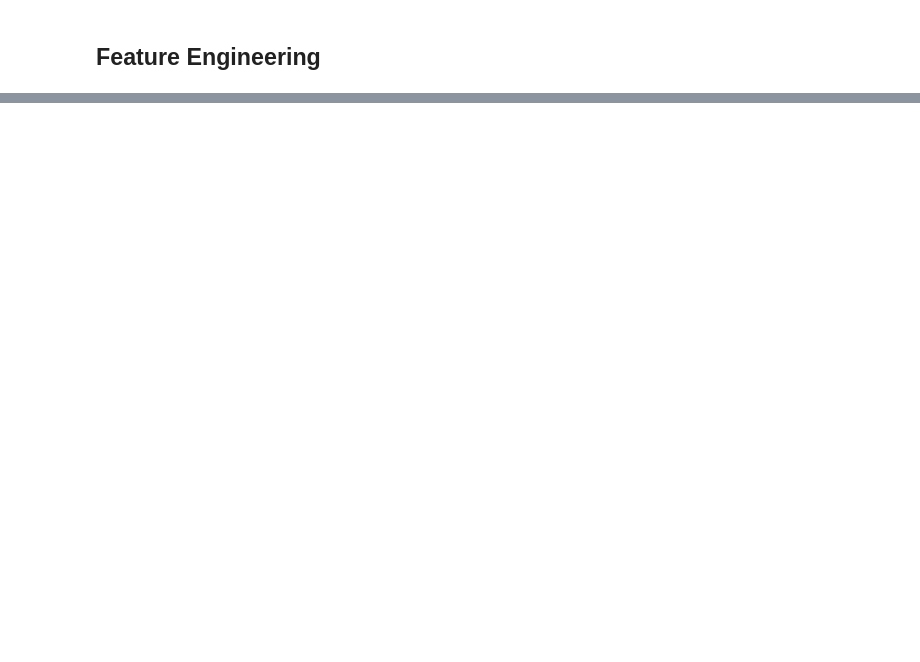
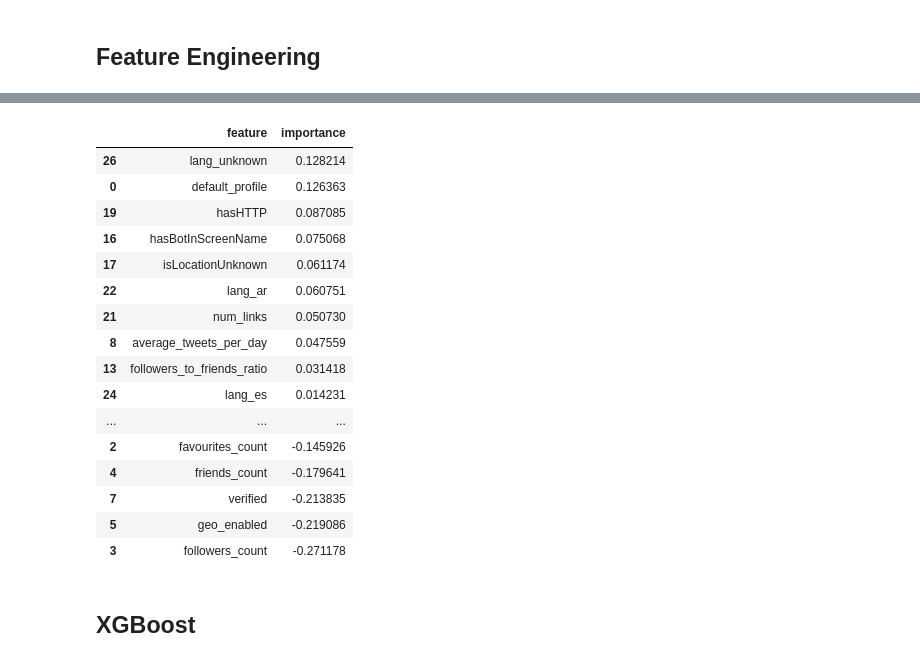
Before and after one commit to alexanderwilly/TwitterVerse_BotDetection, a Jupyter notebook: Modelling.ipynb, the cells around one changed output, grey strips where cells are left out. Cells and saved outputs as stored; diff of their text form; code cells hidden in the pictures; blank space fills up the shorter version.

Commit message:
modify modelling

```diff
--- a/Modelling.ipynb
+++ b/Modelling.ipynb
@@ -171,0 +278,21 @@ def normalize(X):
+# %%
+# Only show warning
+optuna.logging.set_verbosity(optuna.logging.WARNING)
+
+def objective_lr_smote(trial):
+    C = trial.suggest_float('C', 1e-4, 10, log=True)
+    solver = trial.suggest_categorical('solver', ['liblinear', 'saga'])
+
+    pipeline = Pipeline([
+        ('scaler', StandardScaler()),
+        ('smote', SMOTE(random_state=1)),
+        ('model', LogisticRegression(C=C, solver=solver, max_iter=5000))
+    ])
+
+    score = cross_val_score(pipeline, X_train, y_train, cv=5, scoring='precision').mean()
+    return score
+
+study_lr = optuna.create_study(direction='maximize')
+study_lr.optimize(objective_lr_smote, n_trials=50)
+
+print("Best hyperparameters:", study_lr.best_params)
@@ -171,0 +301,12 @@ def normalize(X):
+# %%
+lr_pipeline = Pipeline([
+    ('scaler', StandardScaler()),
+    ('smote', SMOTE(random_state=1)),
+    ('model', LogisticRegression(
+        C=study_lr.best_params['C'],
+        solver=study_lr.best_params['solver'],
+        max_iter=5000
+    ))
+])
+
+lr_pipeline.fit(X_train, y_train)
@@ -171,0 +345,30 @@ def normalize(X):
+# %%
+coefficients = lr_pipeline.named_steps['model'].coef_[0]
+
+feature_names = X_train.columns
+feature_importance = pd.DataFrame({
+    'feature': feature_names,
+    'importance': coefficients
+}).sort_values(by='importance', ascending=False)
+
+feature_importance
+# %% [output]
+|  | feature | importance |
+| 26 | lang_unknown | 0.128214 |
+| 0 | default_profile | 0.126363 |
+| 19 | hasHTTP | 0.087085 |
+| 16 | hasBotInScreenName | 0.075068 |
+| 17 | isLocationUnknown | 0.061174 |
+| 22 | lang_ar | 0.060751 |
+| 21 | num_links | 0.050730 |
+| 8 | average_tweets_per_day | 0.047559 |
+| 13 | followers_to_friends_ratio | 0.031418 |
+| 24 | lang_es | 0.014231 |
+| ... | ... | ... |
+| 2 | favourites_count | -0.145926 |
+| 4 | friends_count | -0.179641 |
+| 7 | verified | -0.213835 |
+| 5 | geo_enabled | -0.219086 |
+| 3 | followers_count | -0.271178 |
+# %% [markdown]
+## XGBoost
```
Also changed, not shown: parts of 26 cells of this notebook, 2 other files.
